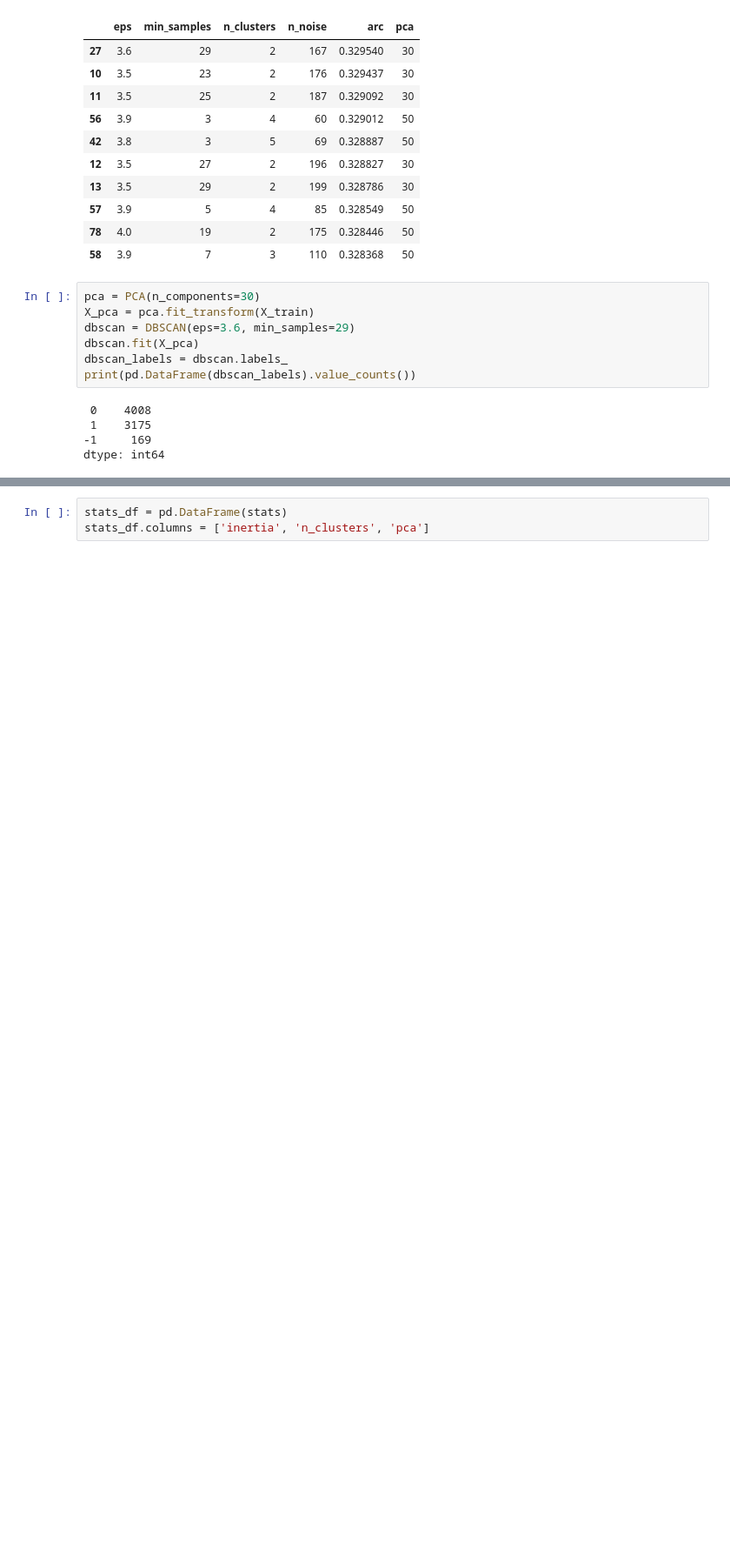
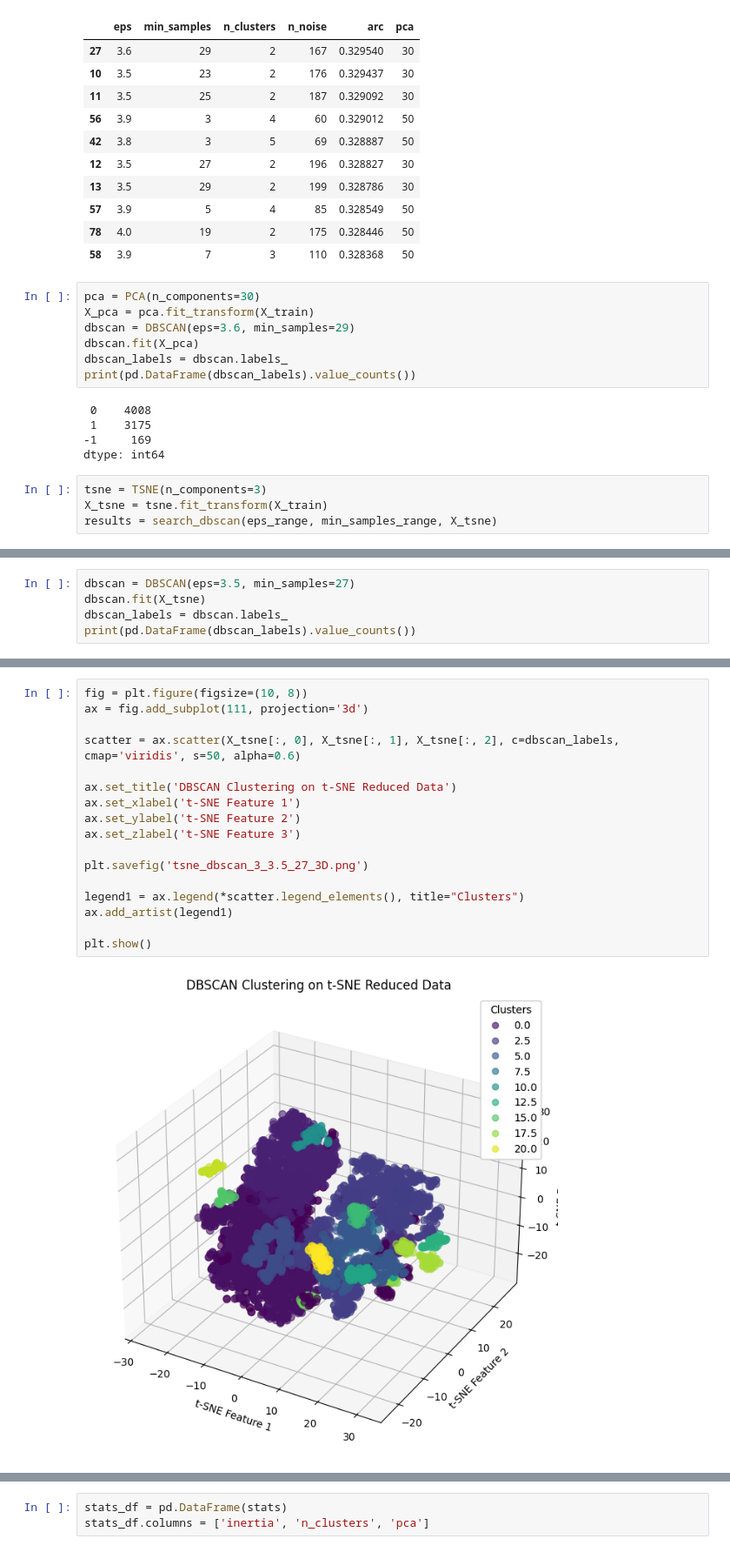
Before and after one commit to XIB1/machine_learning_course, a Jupyter notebook: project3/project3.ipynb, the cells around one changed output, grey strips where cells are left out. Shown at 87% size. Saved outputs shown, nothing was run; the diff lists cells and outputs as text; blank space fills up the shorter version.

Commit message:
project 3 done

```diff
--- a/project3/project3.ipynb
+++ b/project3/project3.ipynb
@@ -307,3 +176,7 @@ print(pd.DataFrame(dbscan_labels).value_counts())
  1    3175
 -1     169
 dtype: int64
+# %%
+tsne = TSNE(n_components=3)
+X_tsne = tsne.fit_transform(X_train)
+results = search_dbscan(eps_range, min_samples_range, X_tsne)
@@ -309,0 +197,5 @@ dtype: int64
+# %%
+dbscan = DBSCAN(eps=3.5, min_samples=27)
+dbscan.fit(X_tsne)
+dbscan_labels = dbscan.labels_
+print(pd.DataFrame(dbscan_labels).value_counts())
@@ -309,0 +220,19 @@ dtype: int64
+# %%
+fig = plt.figure(figsize=(10, 8))
+ax = fig.add_subplot(111, projection='3d')
+
+scatter = ax.scatter(X_tsne[:, 0], X_tsne[:, 1], X_tsne[:, 2], c=dbscan_labels, cmap='viridis', s=50, alpha=0.6)
+
+ax.set_title('DBSCAN Clustering on t-SNE Reduced Data')
+ax.set_xlabel('t-SNE Feature 1')
+ax.set_ylabel('t-SNE Feature 2')
+ax.set_zlabel('t-SNE Feature 3')
+
+plt.savefig('tsne_dbscan_3_3.5_27_3D.png')
+
+legend1 = ax.legend(*scatter.legend_elements(), title="Clusters")
+ax.add_artist(legend1)
+
+plt.show()
+# %% [output]
+[figure, added]
```
Also changed, not shown: parts of 22 cells of this notebook, 13 other files.
